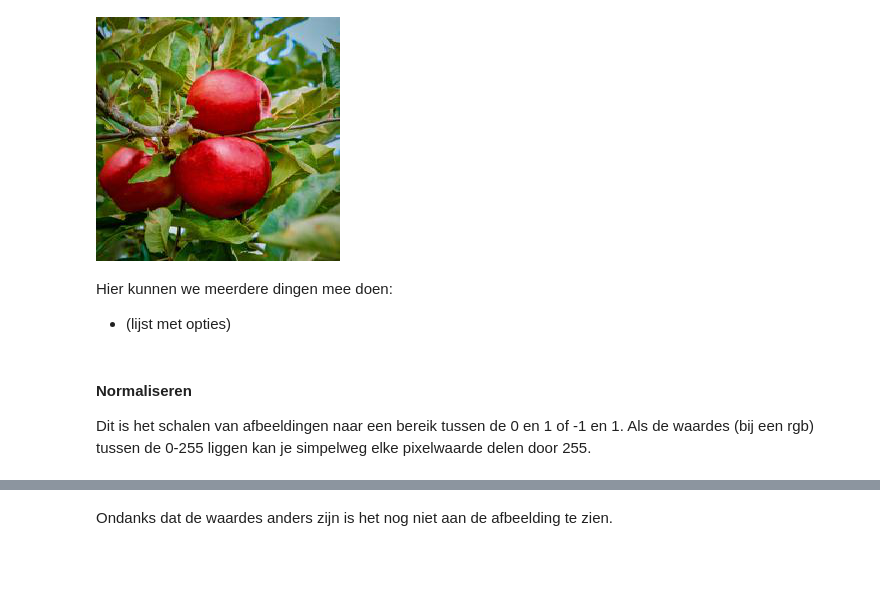
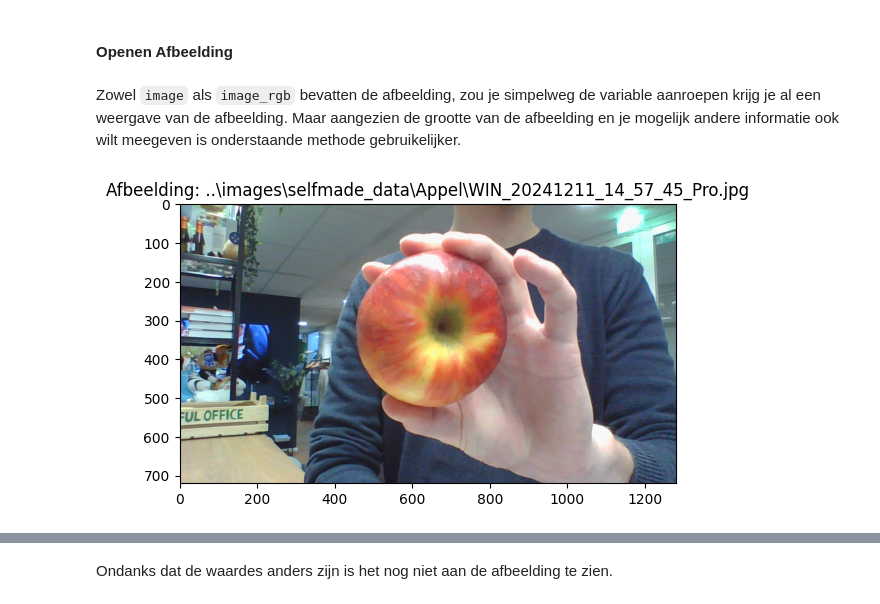
Before and after one commit to LuckyLuuk035/Computer-Vision-Showcase-SUPERP, a Jupyter notebook: code/Image Processing.ipynb, the cells around one changed output, grey strips where cells are left out. Saved outputs shown, nothing was run; the diff lists cells and outputs as text; code cells hidden in the pictures; blank space fills up the shorter version.

```diff
--- a/code/Image Processing.ipynb
+++ b/code/Image Processing.ipynb
@@ -25,23 +23,20 @@ file_name = "Image_43.jpg"
 # %%
 image_path = os.path.join(folder_path, file_name)
+# %% [markdown]
+#### Openen Afbeelding
 # %%
 image = Image.open(image_path)
 # %%
 # Convert image to numpy array
 image_rgb = image.convert("RGB")
-image_rgb
-# %% [output]
-[figure, removed]
+# %% [markdown]
+Zowel `image` als `image_rgb` bevatten de afbeelding, zou je simpelweg de variable aanroepen krijg je al een weergave van de afbeelding. Maar aangezien de grootte van de afbeelding en je mogelijk andere informatie ook wilt meegeven is onderstaande methode gebruikelijker.
 # %%
-# # Nu niet nodig
-# width, height = image.size
-
-# # Create figure and axis
-# fig, ax = plt.subplots(1)
-# ax.imshow(image_rgb)
+# Create figure and axis
+fig, ax = plt.subplots(1)
+ax.imshow(image_rgb)
+plt.title(f"Afbeelding: {image_path}")
+# plt.axis('off')
+plt.show()
+# %% [output]
+[figure, added]
-# %% [markdown]
-Hier kunnen we meerdere dingen mee doen:
-- (lijst met opties)
-# %% [markdown]
-#### Normaliseren
-Dit is het schalen van afbeeldingen naar een bereik tussen de 0 en 1 of -1 en 1. Als de waardes (bij een rgb) tussen de 0-255 liggen kan je simpelweg elke pixelwaarde delen door 255.
```
Also changed, not shown: parts of 72 cells of this notebook, 1 other file.
